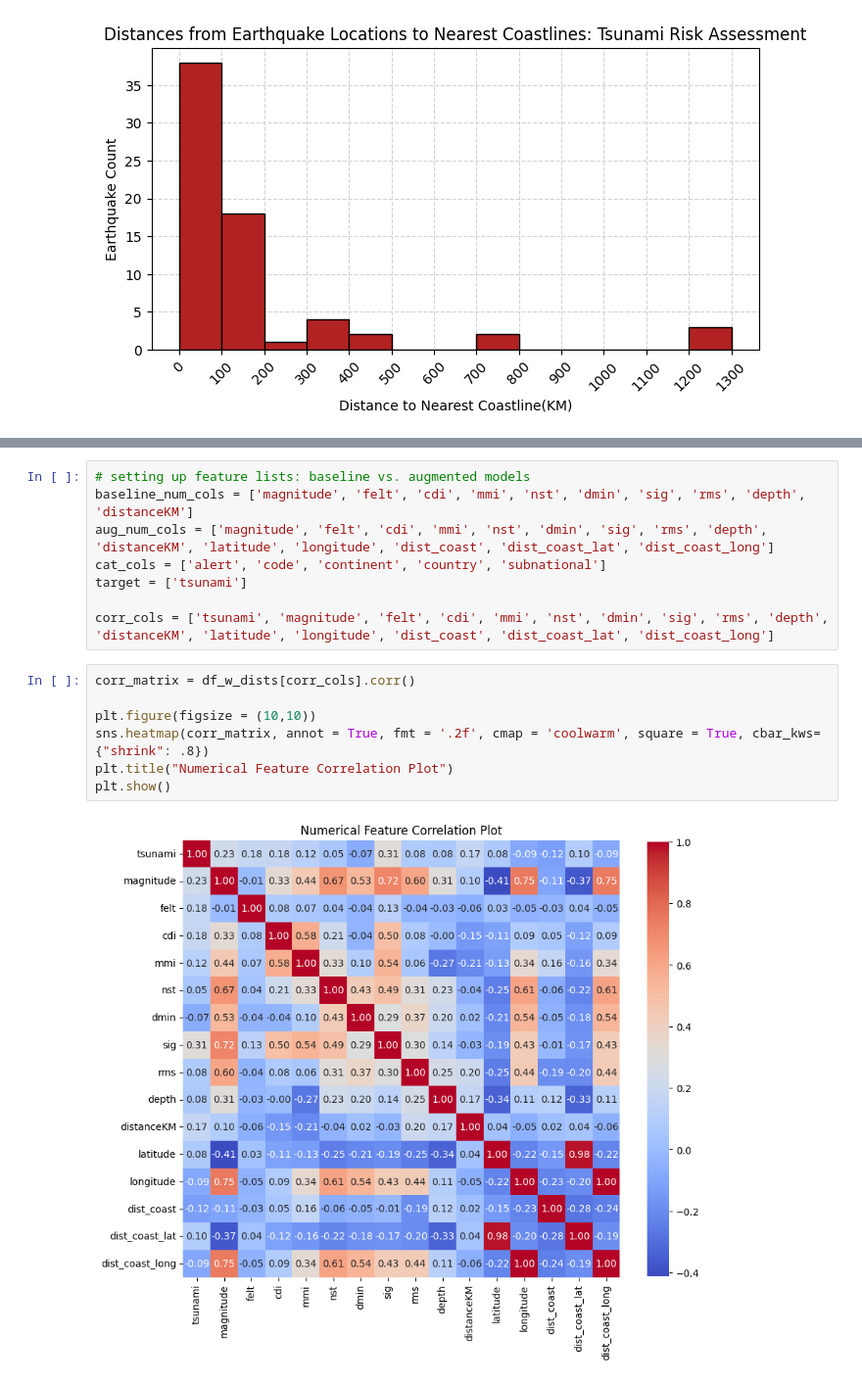
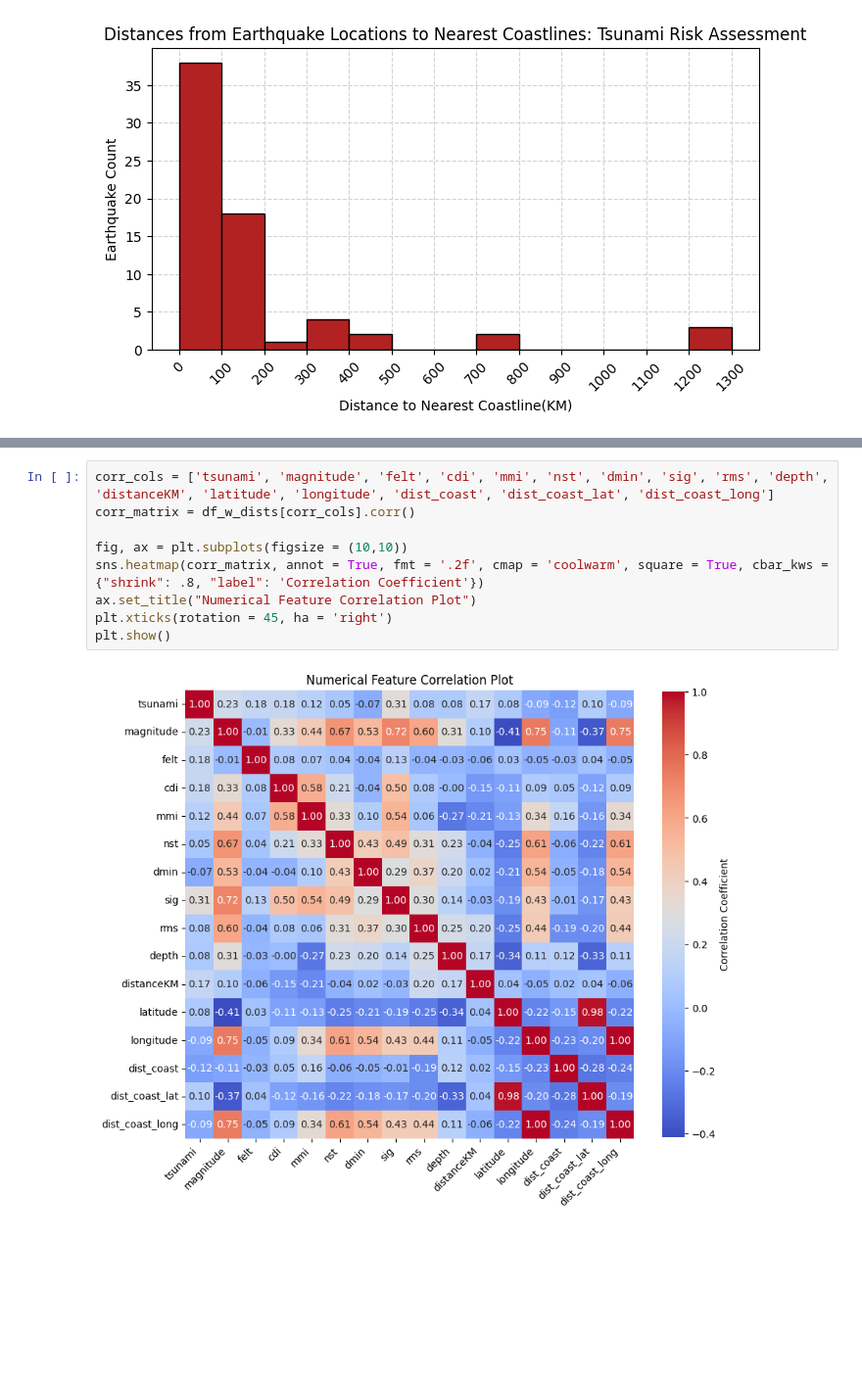
Before and after one commit to connormcmanigal/data-analysis-ML-geospatial-earthquake, a Jupyter notebook: geoanalysis.ipynb, the cells around one changed output, grey strips where cells are left out. Shown at 98% size. Cells and saved outputs as stored; diff of their text form; blank space fills up the shorter version.

```diff
--- a/geoanalysis.ipynb
+++ b/geoanalysis.ipynb
@@ -522,17 +515,11 @@ plt.show()
-# %%
-# setting up feature lists: baseline vs. augmented models
-baseline_num_cols = ['magnitude', 'felt', 'cdi', 'mmi', 'nst', 'dmin', 'sig', 'rms', 'depth', 'distanceKM']
-aug_num_cols = ['magnitude', 'felt', 'cdi', 'mmi', 'nst', 'dmin', 'sig', 'rms', 'depth', 'distanceKM', 'latitude', 'longitude', 'dist_coast', 'dist_coast_lat', 'dist_coast_long']
-cat_cols = ['alert', 'code', 'continent', 'country', 'subnational']
-target = ['tsunami']
-
-corr_cols = ['tsunami', 'magnitude', 'felt', 'cdi', 'mmi', 'nst', 'dmin', 'sig', 'rms', 'depth', 'distanceKM', 'latitude', 'longitude', 'dist_coast', 'dist_coast_lat', 'dist_coast_long']
 # %%
+corr_cols = ['tsunami', 'magnitude', 'felt', 'cdi', 'mmi', 'nst', 'dmin', 'sig', 'rms', 'depth', 'distanceKM', 'latitude', 'longitude', 'dist_coast', 'dist_coast_lat', 'dist_coast_long']
 corr_matrix = df_w_dists[corr_cols].corr()
 
-plt.figure(figsize = (10,10))
-sns.heatmap(corr_matrix, annot = True, fmt = '.2f', cmap = 'coolwarm', square = True, cbar_kws={"shrink": .8})
-plt.title("Numerical Feature Correlation Plot")
+fig, ax = plt.subplots(figsize = (10,10))
+sns.heatmap(corr_matrix, annot = True, fmt = '.2f', cmap = 'coolwarm', square = True, cbar_kws = {"shrink": .8, "label": 'Correlation Coefficient'})
+ax.set_title("Numerical Feature Correlation Plot")
+plt.xticks(rotation = 45, ha = 'right')
 plt.show()
 # %% [output]
-[figure, old version]
+[figure, new version]
```
Also changed, not shown: parts of 29 cells of this notebook.
